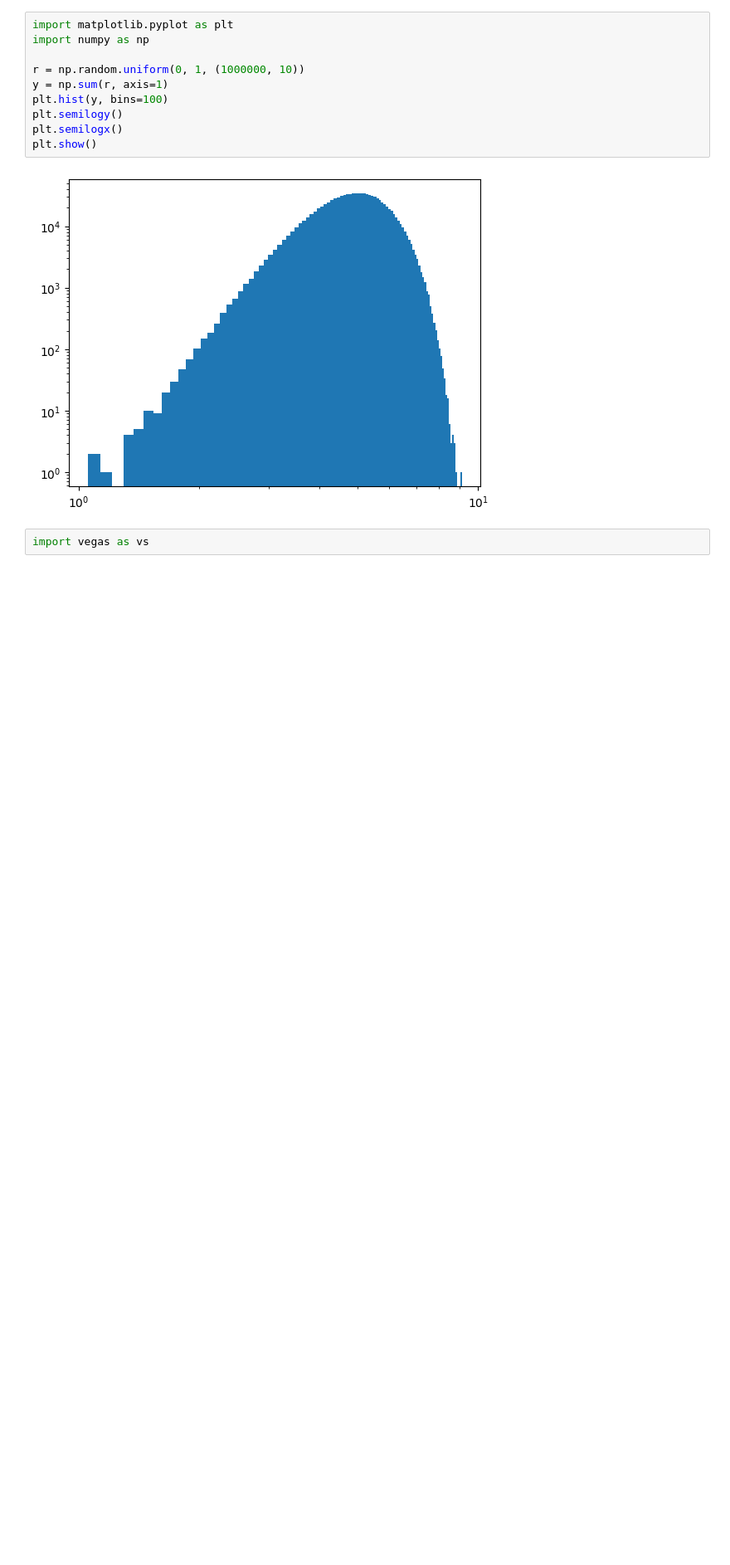
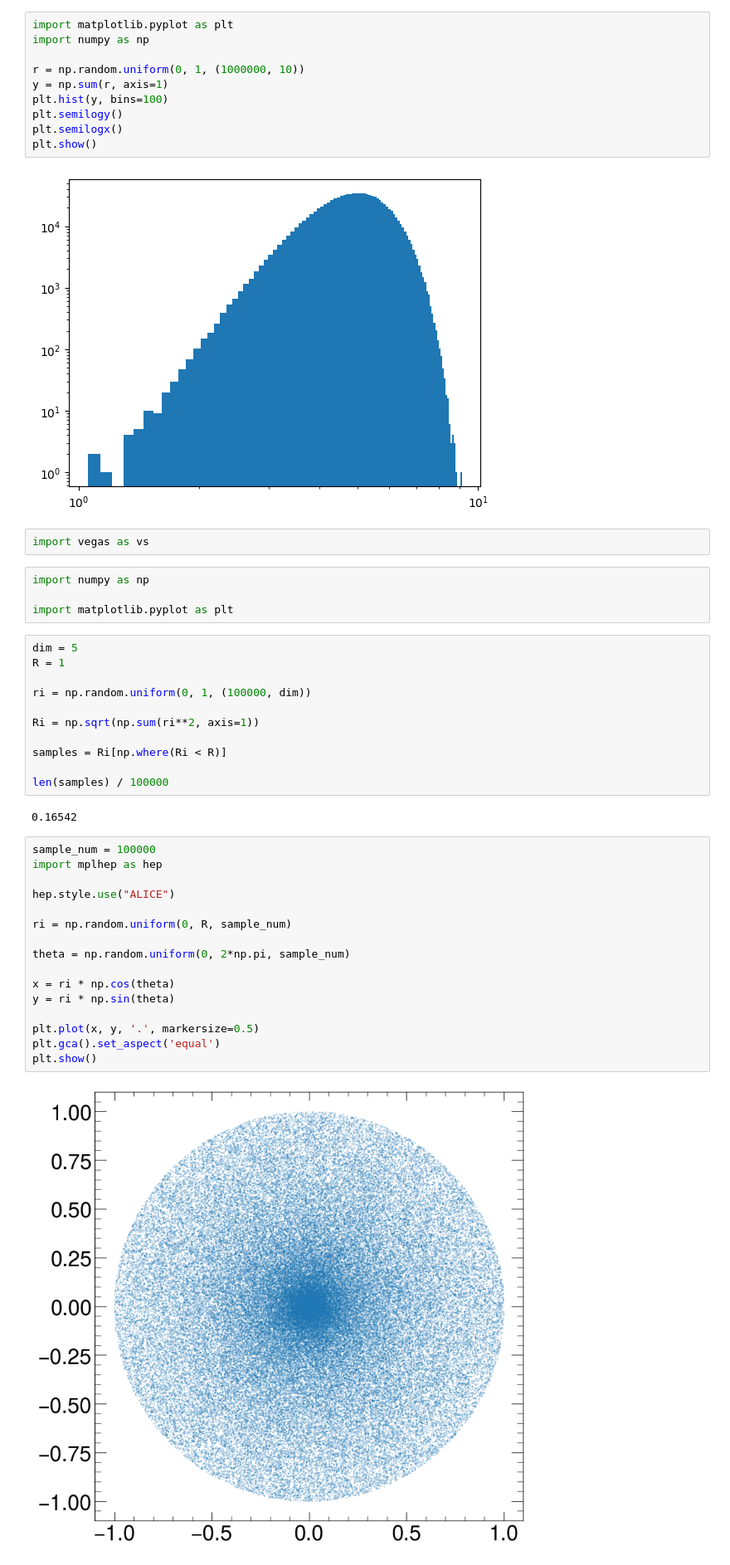
Before and after one commit to huinaibing/huinaibingLinux, a Jupyter notebook: python_code/MC/montoCarol.ipynb, the cells around one changed output. Shown at 83% size. Cells and saved outputs as stored; diff of their text form; blank space fills up the shorter version.

```diff
--- a/python_code/MC/montoCarol.ipynb
+++ b/python_code/MC/montoCarol.ipynb
@@ -47,3 +47,38 @@ plt.show()
 [figure]
 # %%
 import vegas as vs
+# %%
+import numpy as np
+
+import matplotlib.pyplot as plt
+# %%
+dim = 5
+R = 1
+
+ri = np.random.uniform(0, 1, (100000, dim))
+
+Ri = np.sqrt(np.sum(ri**2, axis=1))
+
+samples = Ri[np.where(Ri < R)]
+
+len(samples) / 100000
+# %% [output]
+0.16542
+# %%
+sample_num = 100000
+import mplhep as hep
+
+hep.style.use("ALICE")
+
+ri = np.random.uniform(0, R, sample_num)
+
+theta = np.random.uniform(0, 2*np.pi, sample_num)
+
+x = ri * np.cos(theta)
+y = ri * np.sin(theta)
+
+plt.plot(x, y, '.', markersize=0.5)
+plt.gca().set_aspect('equal')
+plt.show()
+# %% [output]
+[figure, added]
```
Also changed, not shown: parts of 10 cells of this notebook.
